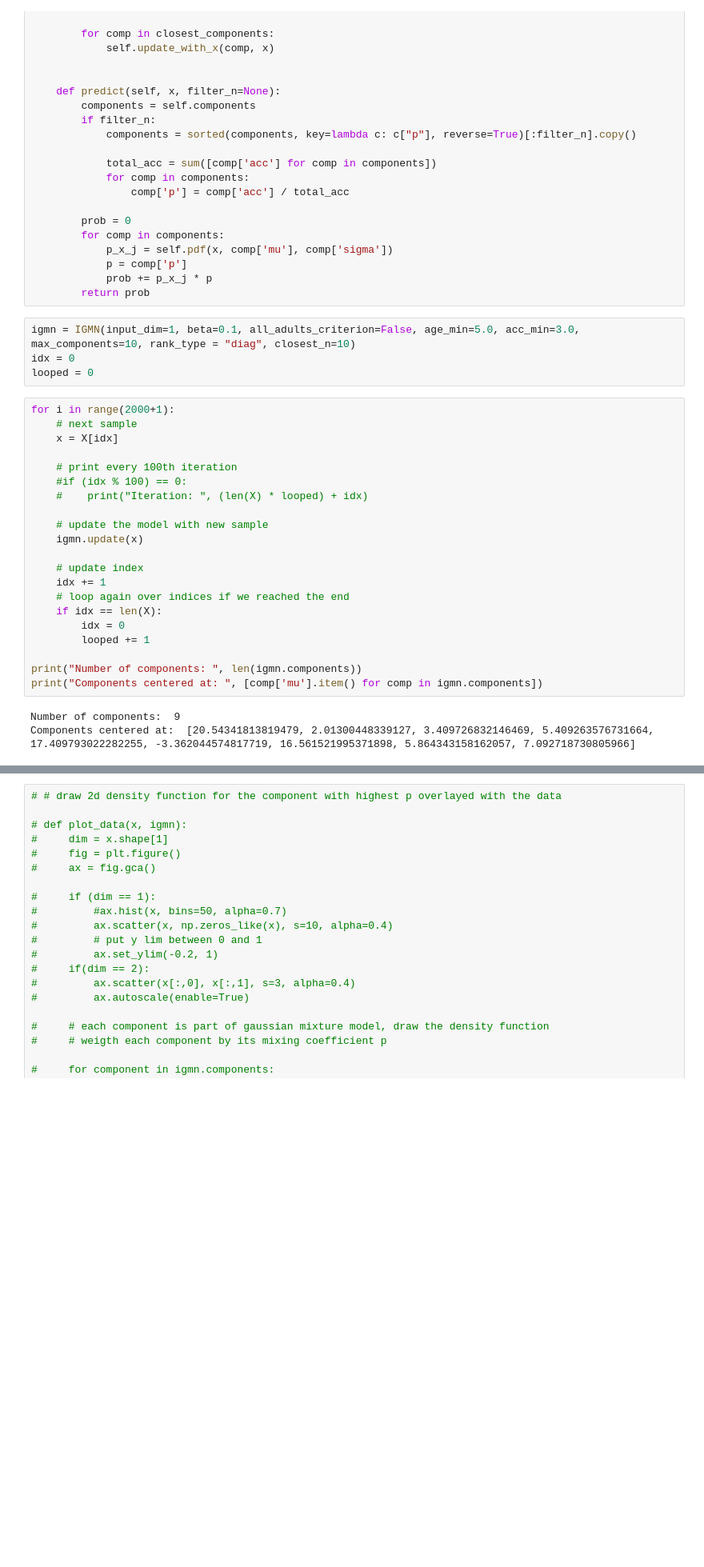
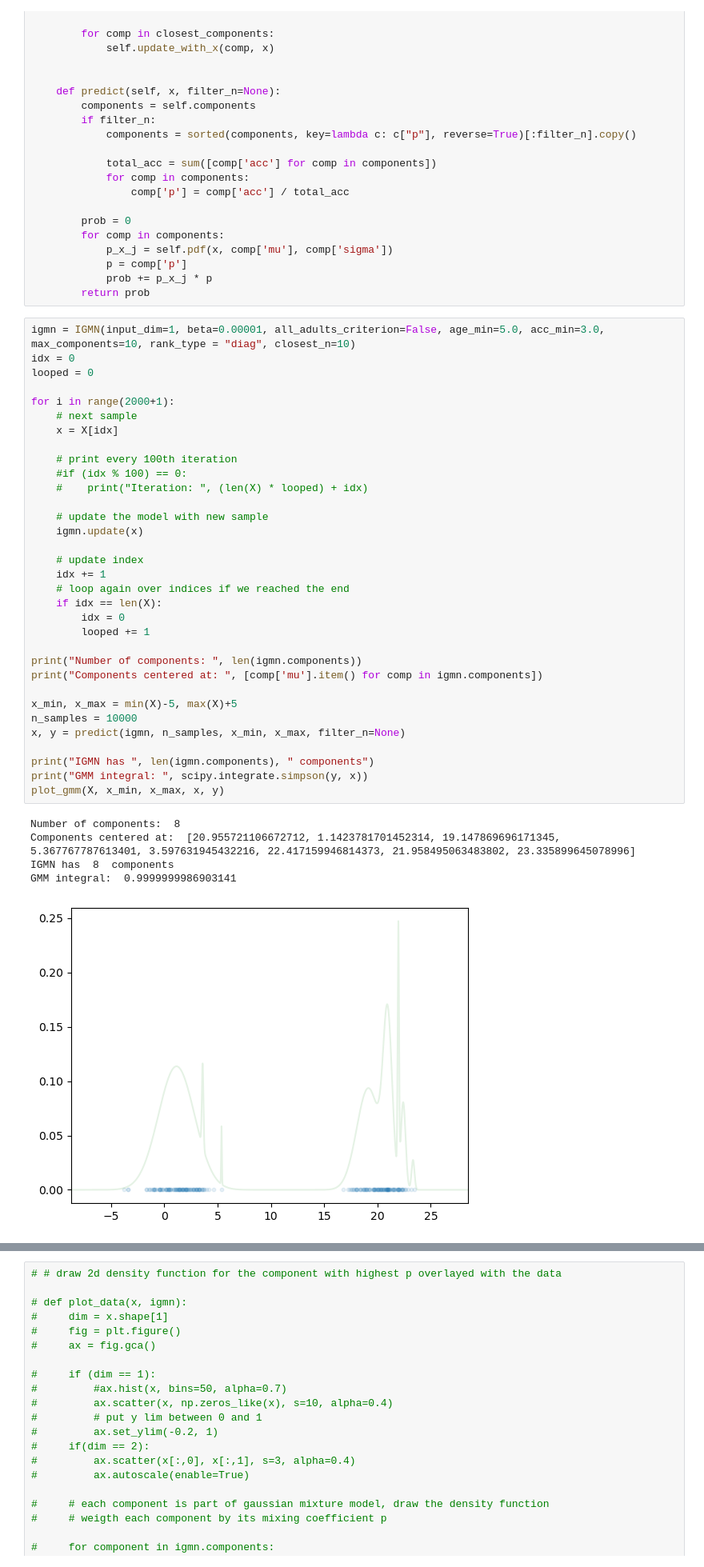
Before and after one commit to jotadwright/babel, a Jupyter notebook: experiments/concept-emergence2/notebooks/gmm/incremental-gmm.ipynb, the cells around one changed output, grey strips where cells are left out. Shown at 80% size. Drawn from its saved outputs; the diff is of its cells as text; blank space fills up the shorter version.

```diff
--- a/experiments/concept-emergence2/notebooks/gmm/incremental-gmm.ipynb
+++ b/experiments/concept-emergence2/notebooks/gmm/incremental-gmm.ipynb
@@ -260,31 +260,42 @@ class IGMN:
             p = comp['p']
             prob += p_x_j * p
         return prob
-# %%
-igmn = IGMN(input_dim=1, beta=0.1, all_adults_criterion=False, age_min=5.0, acc_min=3.0, max_components=10, rank_type = "diag", closest_n=10)
-idx = 0
-looped = 0
 # %%
+igmn = IGMN(input_dim=1, beta=0.00001, all_adults_criterion=False, age_min=5.0, acc_min=3.0, max_components=10, rank_type = "diag", closest_n=10)
+idx = 0
+looped = 0
+
 for i in range(2000+1):
     # next sample
     x = X[idx]
 
     # print every 100th iteration
     #if (idx % 100) == 0:
     #    print("Iteration: ", (len(X) * looped) + idx)
 
     # update the model with new sample
     igmn.update(x)
 
     # update index
     idx += 1
     # loop again over indices if we reached the end
     if idx == len(X):
         idx = 0
         looped += 1
 
 print("Number of components: ", len(igmn.components))
 print("Components centered at: ", [comp['mu'].item() for comp in igmn.components])
+
+x_min, x_max = min(X)-5, max(X)+5
+n_samples = 10000
+x, y = predict(igmn, n_samples, x_min, x_max, filter_n=None)
+
+print("IGMN has ", len(igmn.components), " components")
+print("GMM integral: ", scipy.integrate.simpson(y, x))
+plot_gmm(X, x_min, x_max, x, y)
 # %% [output]
-Number of components:  9
-Components centered at:  [20.54341813819479, 2.01300448339127, 3.409726832146469, 5.409263576731664, 17.409793022282255, -3.362044574817719, 16.561521995371898, 5.864343158162057, 7.092718730805966]
+Number of components:  8
+Components centered at:  [20.955721106672712, 1.1423781701452314, 19.147869696171345, 5.367767787613401, 3.597631945432216, 22.417159946814373, 21.958495063483802, 23.335899645078996]
+IGMN has  8  components
+GMM integral:  0.9999999986903141
+[figure, added]
```
Also changed, not shown: parts of 3 cells of this notebook.
